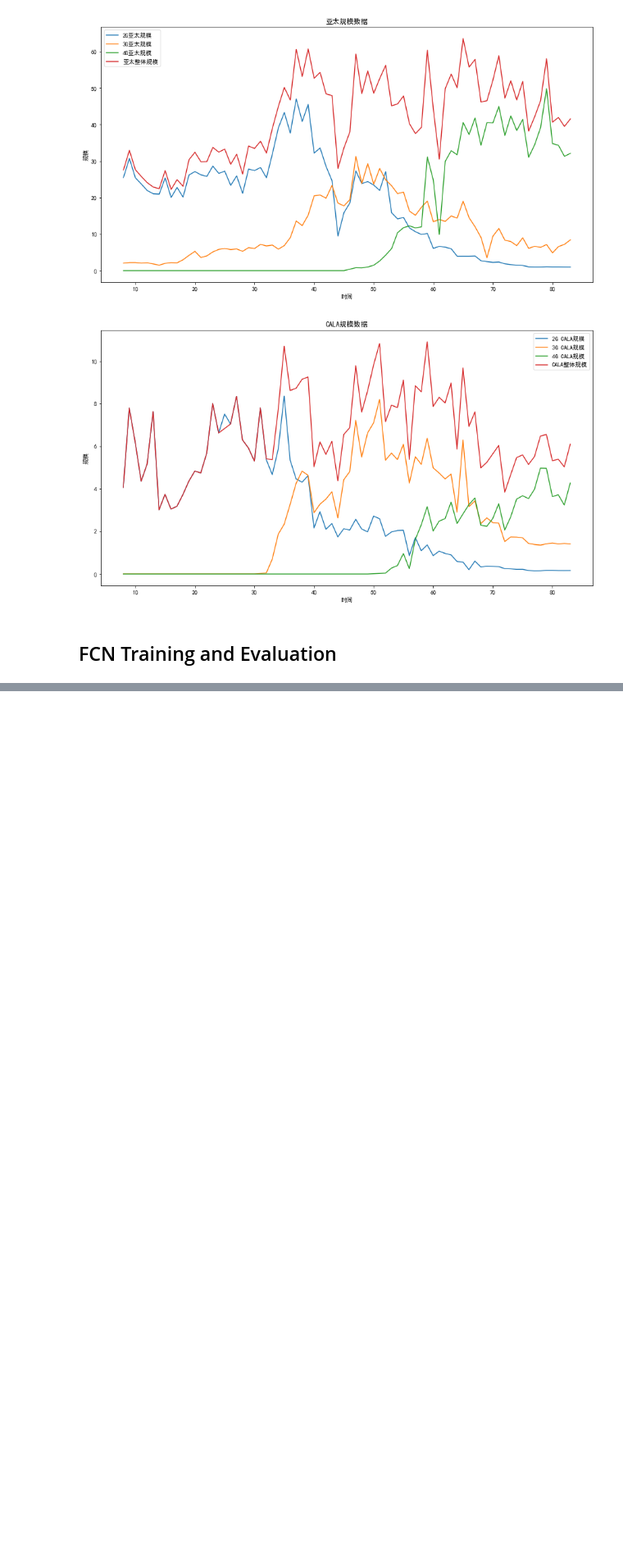
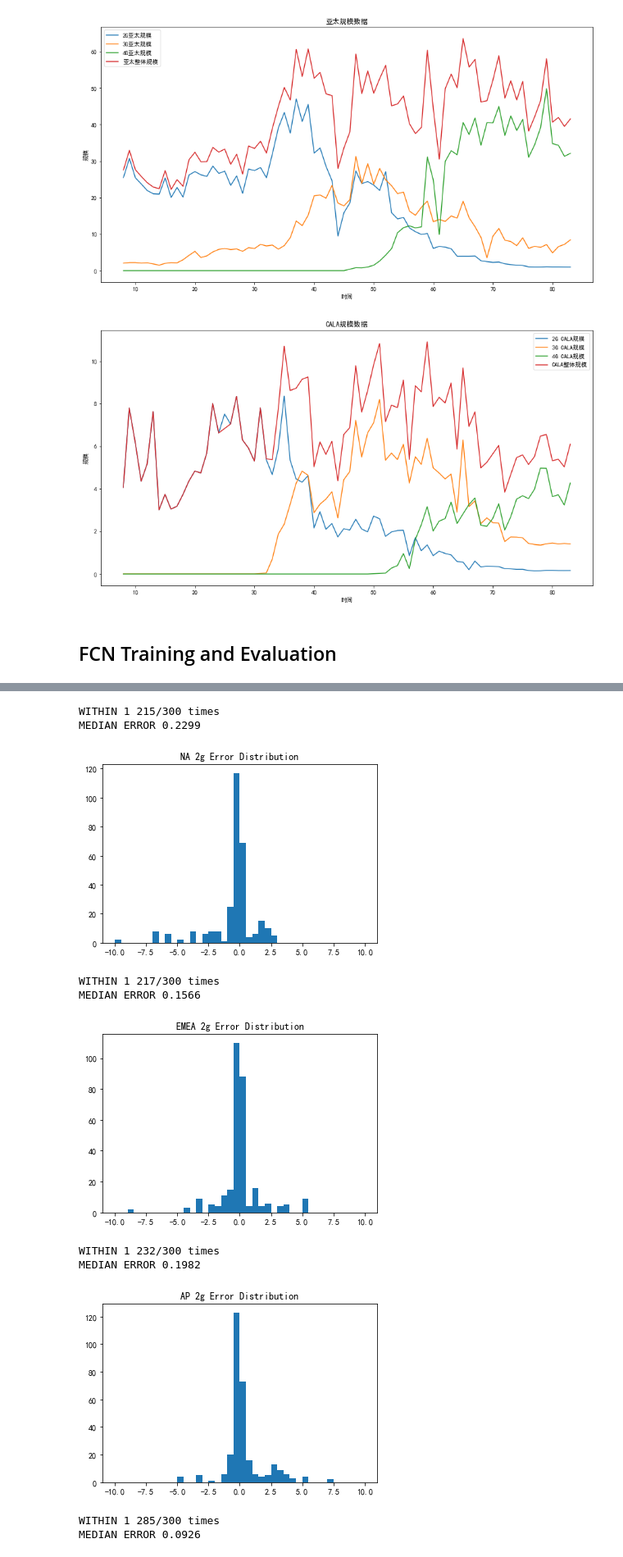
Before and after one commit to Leo428/Self-Driving-Decal, a Jupyter notebook: hw/huawei_model/model.ipynb, the cells around one changed output, grey strips where cells are left out. Shown at 82% size. Cells and saved outputs as stored; diff of their text form; code cells hidden in the pictures; blank space fills up the shorter version.

```diff
--- a/hw/huawei_model/model.ipynb
+++ b/hw/huawei_model/model.ipynb
@@ -442,0 +271,16 @@ MEDIAN ERROR 0.0800
+# %%
+for i in range(len(models_2g)):
+    names = column_names[names_list[i]]
+    plot_error(models_2g[i], names[:3], columns_dict[names[0]], 1, names_list[i] + ' 2g')
+# %% [output]
+WITHIN 1 215/300 times
+MEDIAN ERROR 0.2299
+[figure, added]
+WITHIN 1 217/300 times
+MEDIAN ERROR 0.1566
+[figure, added]
+WITHIN 1 232/300 times
+MEDIAN ERROR 0.1982
+[figure, added]
+WITHIN 1 285/300 times
+MEDIAN ERROR 0.0926
```
Also changed, not shown: parts of 23 cells of this notebook, 19 other files.
